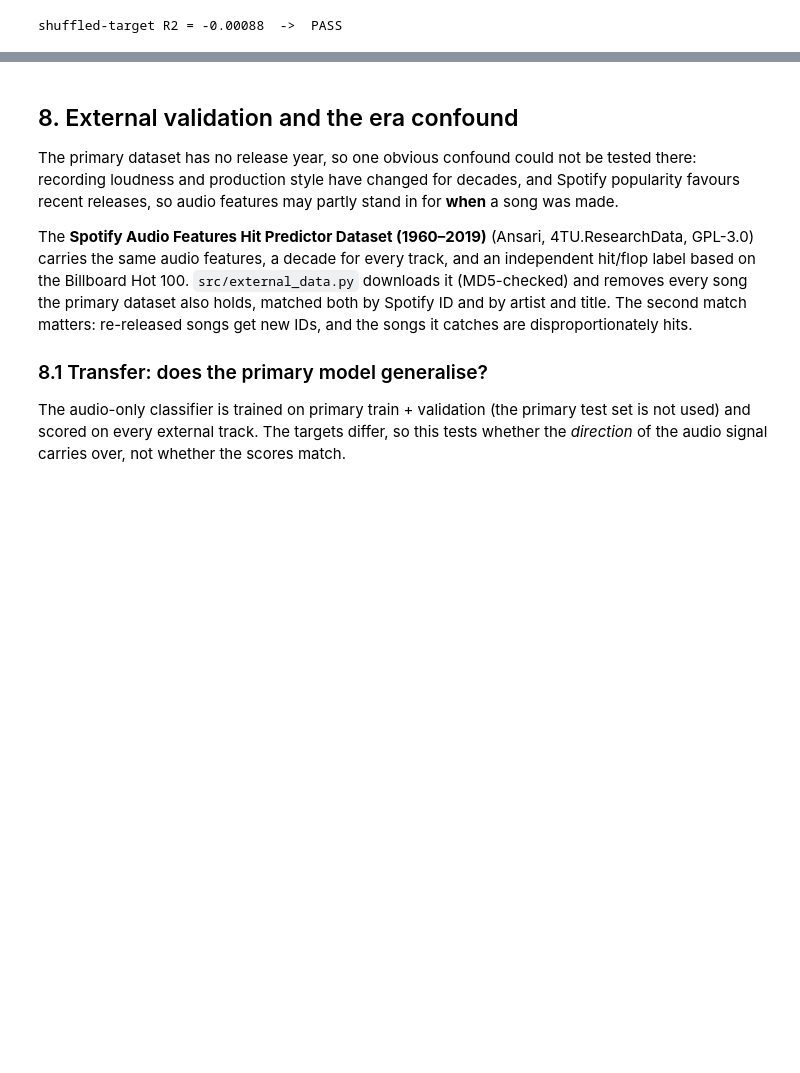
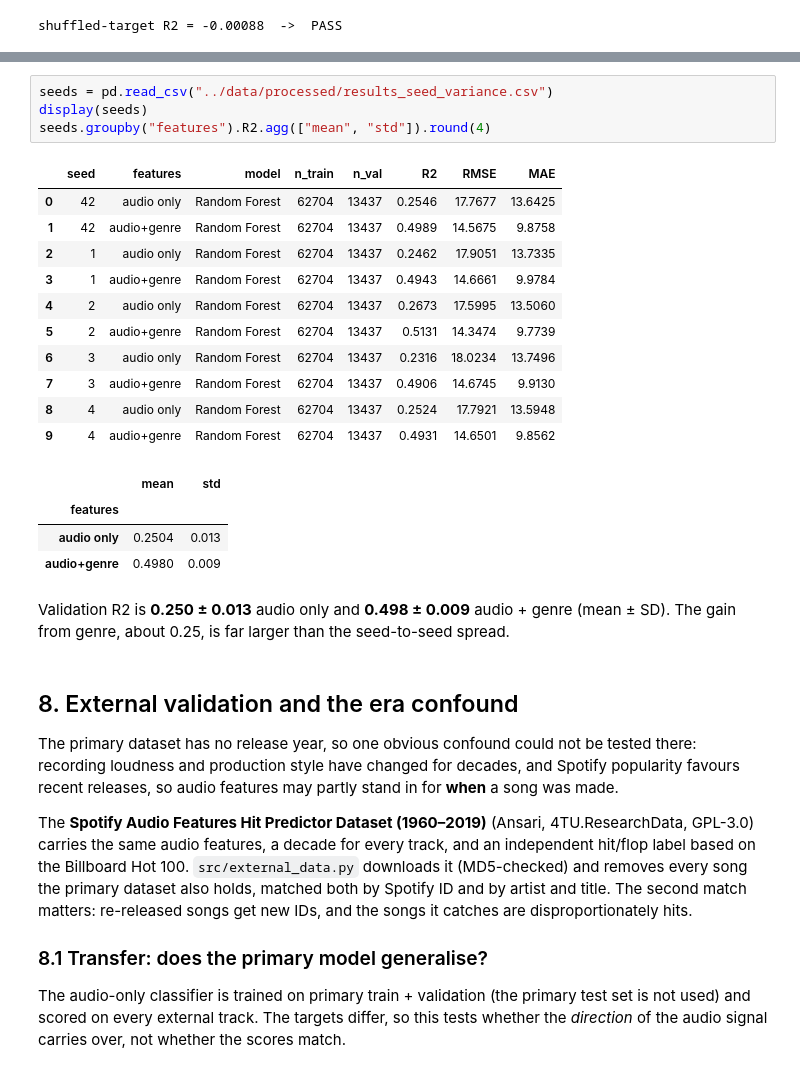
Before and after one commit to ujjwalgogoi2023/spotify-popularity-prediction, a Jupyter notebook: notebooks/spotify_popularity_analysis.ipynb, the cells around one changed output, grey strips where cells are left out. Drawn from its saved outputs; the diff is of its cells as text; blank space fills up the shorter version.

```diff
--- a/notebooks/spotify_popularity_analysis.ipynb
+++ b/notebooks/spotify_popularity_analysis.ipynb
@@ -575,3 +576,29 @@ shuffled-target R2 = -0.00088  ->  PASS
+# %%
+seeds = pd.read_csv("../data/processed/results_seed_variance.csv")
+display(seeds)
+seeds.groupby("features").R2.agg(["mean", "std"]).round(4)
+# %% [output]
+|  | seed | features | model | n_train | n_val | R2 | RMSE | MAE |
+| 0 | 42 | audio only | Random Forest | 62704 | 13437 | 0.2546 | 17.7677 | 13.6425 |
+| 1 | 42 | audio+genre | Random Forest | 62704 | 13437 | 0.4989 | 14.5675 | 9.8758 |
+| 2 | 1 | audio only | Random Forest | 62704 | 13437 | 0.2462 | 17.9051 | 13.7335 |
+| 3 | 1 | audio+genre | Random Forest | 62704 | 13437 | 0.4943 | 14.6661 | 9.9784 |
+| 4 | 2 | audio only | Random Forest | 62704 | 13437 | 0.2673 | 17.5995 | 13.5060 |
+| 5 | 2 | audio+genre | Random Forest | 62704 | 13437 | 0.5131 | 14.3474 | 9.7739 |
+| 6 | 3 | audio only | Random Forest | 62704 | 13437 | 0.2316 | 18.0234 | 13.7496 |
+| 7 | 3 | audio+genre | Random Forest | 62704 | 13437 | 0.4906 | 14.6745 | 9.9130 |
+| 8 | 4 | audio only | Random Forest | 62704 | 13437 | 0.2524 | 17.7921 | 13.5948 |
+| 9 | 4 | audio+genre | Random Forest | 62704 | 13437 | 0.4931 | 14.6501 | 9.8562 |
+|  | mean | std |
+| features |  |  |
+| audio only | 0.2504 | 0.013 |
+| audio+genre | 0.4980 | 0.009 |
+# %% [markdown]
+Validation R2 is **0.250 ± 0.013**
+audio only and **0.498 ± 0.009**
+audio + genre (mean ± SD). The gain from genre, about
+0.25, is far larger than the
+seed-to-seed spread.
 # %% [markdown]
 ## 8. External validation and the era confound
 
```
Also changed, not shown: parts of 6 cells of this notebook, 7 other files.
